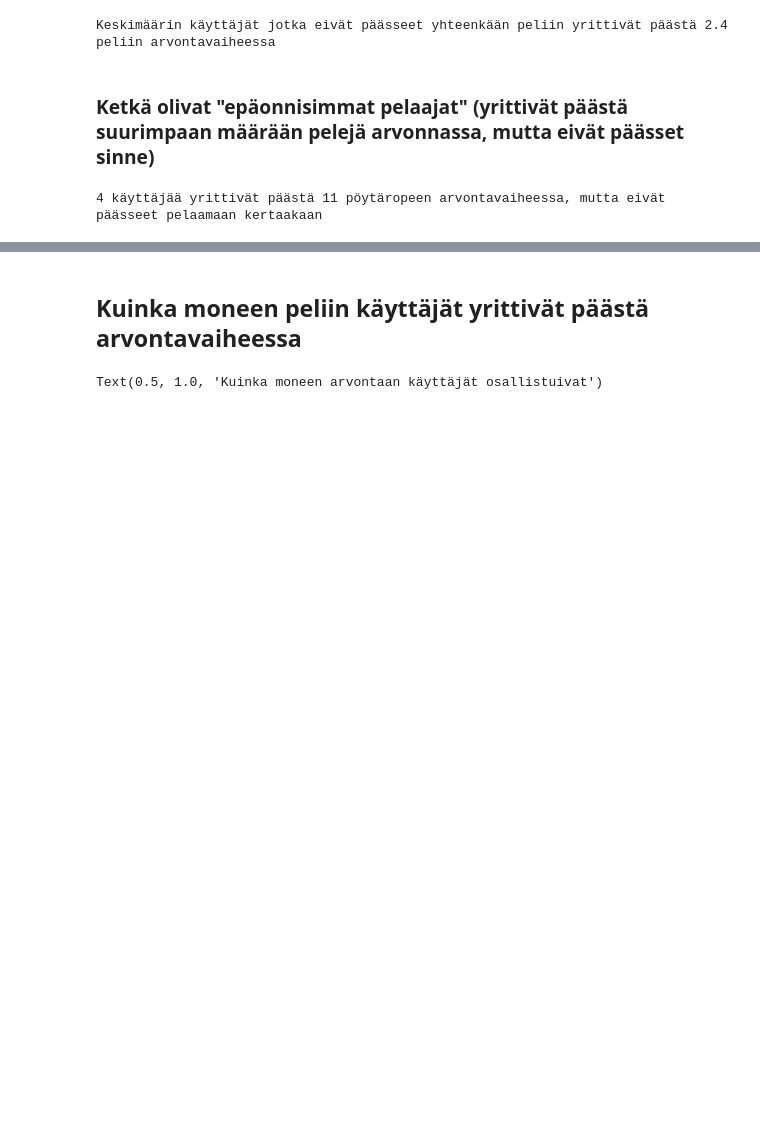
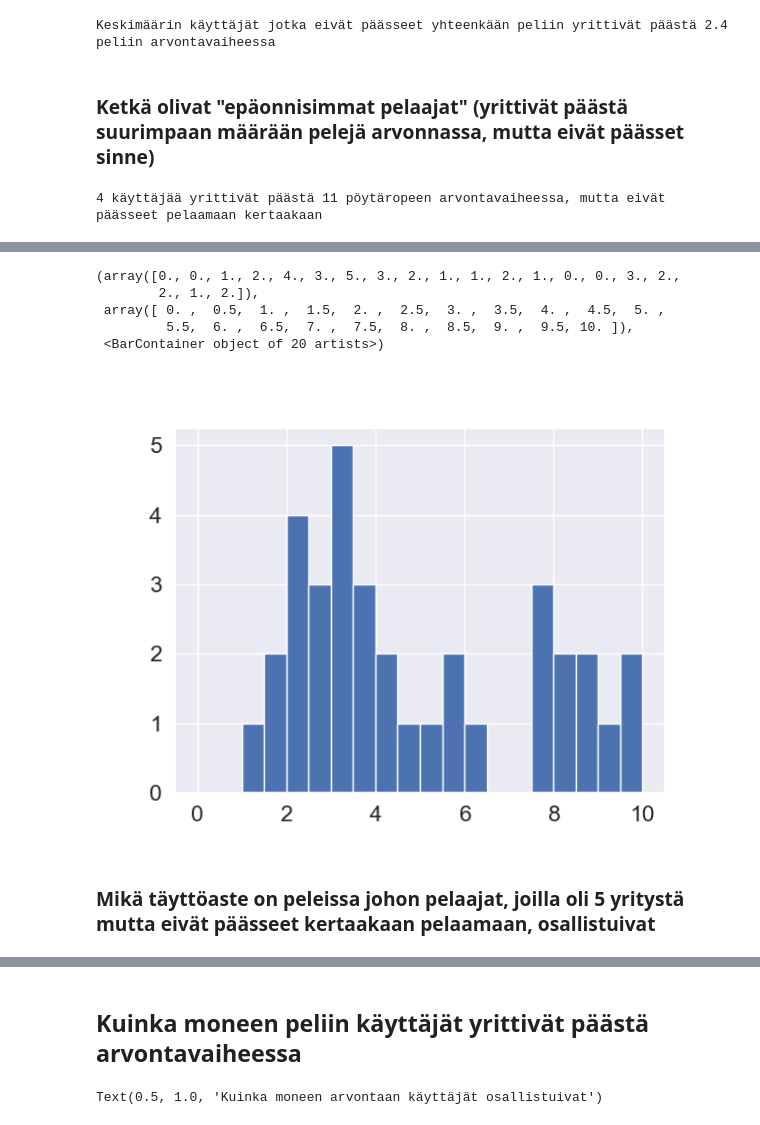
Before and after one commit to ropekonsti/ropecon-2022, a Jupyter notebook: analyysi.ipynb, the cells around one changed output, grey strips where cells are left out. Saved outputs shown, nothing was run; the diff lists cells and outputs as text; code cells hidden in the pictures; blank space fills up the shorter version.

```diff
--- a/analyysi.ipynb
+++ b/analyysi.ipynb
@@ -156,0 +183,2 @@ print(f"{len(num_signedGames[num_signedGames==num_signedGames.max()])} käyttäj
+# %%
+signedGames_gameCounts_unlucky_users = signedGames_gameCounts[signedGames_gameCounts.index.get_level_values(0).isin(games_unlucky_users_tried_to_sign)]
@@ -156,0 +208,15 @@ print(f"{len(num_signedGames[num_signedGames==num_signedGames.max()])} käyttäj
+# %%
+fillPercents_unlucky_users = signedGames_gameCounts_unlucky_users.loc[:, 'fillPercent'].to_numpy()
+# %%
+fig, ax = plt.subplots()
+
+ax.hist(fillPercents_unlucky_users, bins=np.linspace(0,10,21))
+# %% [output]
+(array([0., 0., 1., 2., 4., 3., 5., 3., 2., 1., 1., 2., 1., 0., 0., 3., 2.,
+        2., 1., 2.]),
+ array([ 0. ,  0.5,  1. ,  1.5,  2. ,  2.5,  3. ,  3.5,  4. ,  4.5,  5. ,
+         5.5,  6. ,  6.5,  7. ,  7.5,  8. ,  8.5,  9. ,  9.5, 10. ]),
+ <BarContainer object of 20 artists>)
+[figure, added]
+# %% [markdown]
+### Mikä täyttöaste on peleissa johon pelaajat, joilla oli 5 yritystä mutta eivät päässeet kertaakaan pelaamaan, osallistuivat
```
Also changed, not shown: parts of 90 cells of this notebook, 7 other files.
